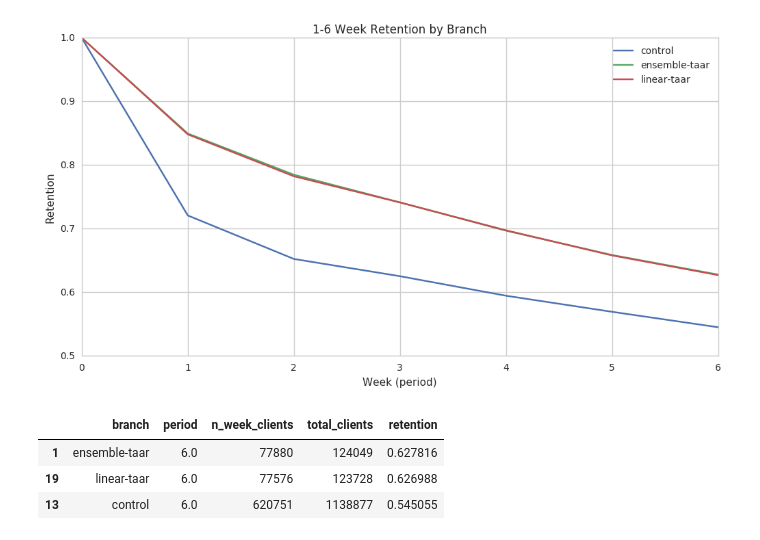
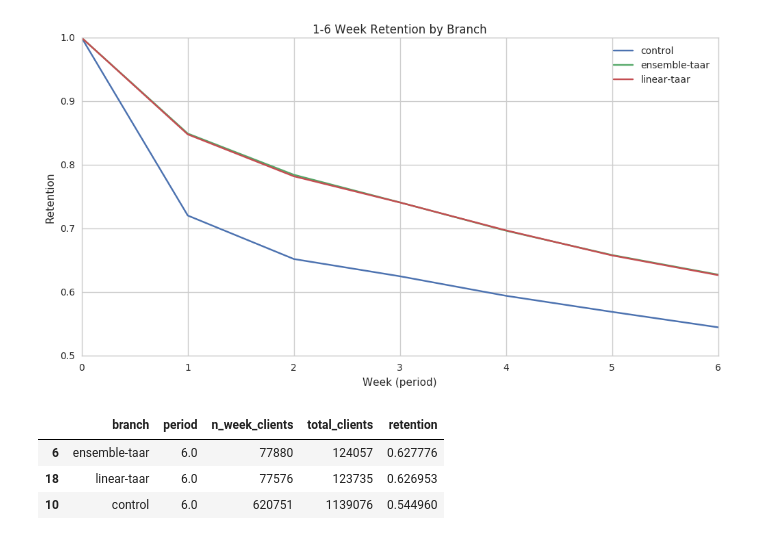
Before and after one commit to mozilla/taar, a Jupyter notebook: analysis/TAARExperimentV2Retention.ipynb, the cells around one changed output. Cells and saved outputs as stored; diff of their text form; code cells hidden in the pictures.

Commit message:
Break retention analysis down

```diff
--- a/analysis/TAARExperimentV2Retention.ipynb
+++ b/analysis/TAARExperimentV2Retention.ipynb
@@ -110,8 +137,12 @@ ms = (
 )
 # %%
 # a client's enrollment date is determined by their first appearance in the experiment
-enrollment_dates = clean_data.groupby("client_id", "branch").agg(F.min('submission_date_s3').alias("enrollment_date"))
+enrollment_dates = (
+    clean_data.groupby("client_id", "branch")
+     .agg(F.min('submission_date_s3')
+          .alias("enrollment_date"))
+)
 # %%
 # join main_summary to exp data
-joined = ms.select("submission_date_s3", "client_id", "locale").join(enrollment_dates, on="client_id")
+joined = enrollment_dates.join(ms.select("submission_date_s3", "client_id"), on="client_id", how='left')
 # %%
@@ -128,4 +159,7 @@ jc - cc
 # %% [markdown]
 Perform 6-week retention analysis based on [this example](https://docs.telemetry.mozilla.org/cookbooks/retention.html). [1-5]-Week Retention are additionally included since we can get them at a low cost.
 # %%
-joined = joined.withColumn("period", get_period("enrollment_date", "submission_date_s3"))
+joined = (
+    joined.withColumn("period", get_period("enrollment_date", "submission_date_s3"))
+          .filter("enrollment_date <= '{}'".format(max_date))
+).distinct().cache()
@@ -152 +170,3 @@ ret_df  = retention_by_branch.toPandas()
+# %%
+ret_df  = get_retention(joined)
 # %%
@@ -187,9 +201,9 @@ plt.show()
 # %% [output]
 [figure]
 # %%
-ret[ret.period == 6.0].sort_values("retention", ascending=False)
+ret_df[ret_df.period == 6.0].sort_values("retention", ascending=False)
 # %% [output]
 |  | branch | period | n_week_clients | total_clients | retention |
-| 1 | ensemble-taar | 6.0 | 77880 | 124049 | 0.627816 |
-| 19 | linear-taar | 6.0 | 77576 | 123728 | 0.626988 |
-| 13 | control | 6.0 | 620751 | 1138877 | 0.545055 |
+| 6 | ensemble-taar | 6.0 | 77880 | 124057 | 0.627776 |
+| 18 | linear-taar | 6.0 | 77576 | 123735 | 0.626953 |
+| 10 | control | 6.0 | 620751 | 1139076 | 0.544960 |
```
Also changed, not shown: parts of 25 cells of this notebook.
